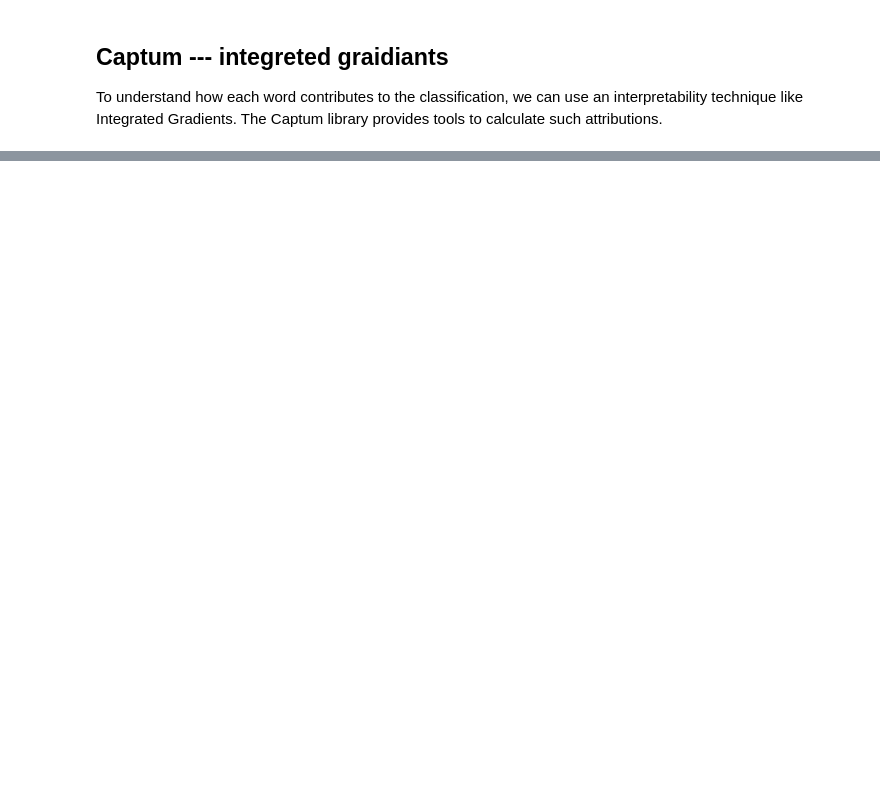
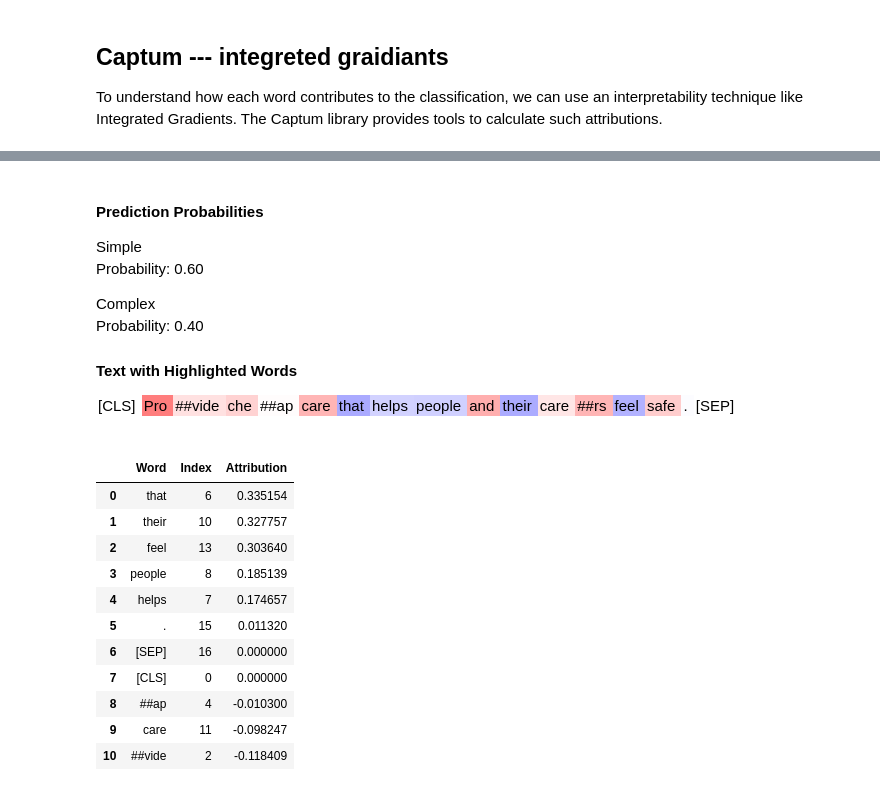
Before and after one commit to Nouran-Khallaf/why-tough, a Jupyter notebook: Classification_interpertability.ipynb, the cells around one changed output, grey strips where cells are left out. Cells and saved outputs as stored; diff of their text form; code cells hidden in the pictures; blank space fills up the shorter version.

```diff
--- a/Classification_interpertability.ipynb
+++ b/Classification_interpertability.ipynb
@@ -37,9 +61,8 @@ from IPython.display import display, HTML
 # %%
 # Initialize the tokenizer and model
-from transformers import BertTokenizer, BertForSequenceClassification
 device = torch.device('cuda' if torch.cuda.is_available() else 'cpu')
 tokenizer = BertTokenizer.from_pretrained('bert-base-multilingual-cased')
-#model = BertForSequenceClassification.from_pretrained('bert-base-multilingual-cased', num_labels=2)
-model.load_state_dict(torch.load('Basic_original_SpaCy_model_bert.pth', map_location=device))
+model = BertForSequenceClassification.from_pretrained('bert-base-multilingual-cased', num_labels=2)
+#model.load_state_dict(torch.load('Basic_original_SpaCy_model_bert.pth', map_location=device))
 model.to(device)
 # %% [output]
@@ -154,23 +87,0 @@ class XAI:
-# %%
-sentences = ["Provide financially sustainable care, giving security and stability to people and their carers.",
-             "Provide cheap care that helps people and their carers feel safe."]
-
-
-# Display each sentence with attribution analysis
-for sentence in sentences:
-    xai_instance = XAI(
-        text_=sentence,
-        label_=1,  # Example label
-        tokenizer_=tokenizer,
-        model_=model,
-        device_=device
-    )
-    # Compute attributions and tokens
-    attributions, tokens = xai_instance.compute_attributions()
-
-    probabilities = xai_instance.predict_probabilities()
-    html_content = xai_instance.generate_html(attributions, tokens, probabilities)
-    display(HTML(html_content))
-    # Get top 5 attributed tokens
-    top_tokens_df = xai_instance.get_topk_attributed_tokens(attributions, k=((len(sentence.split()))))
-    display(top_tokens_df)
@@ -217,0 +332,24 @@ Text with Highlighted Words
+# %%
+sentence = "Provide cheap care that helps people and their carers feel safe."
+# Perform analysis for  sentence
+analyze_and_display(sentence, label=1, tokenizer=tokenizer, model=model, device=device)
+# %% [output]
+Prediction Probabilities
+Simple
+Probability: 0.60
+Complex
+Probability: 0.40
+Text with Highlighted Words
+[CLS] Pro ##vide che ##ap care that helps people and their care ##rs feel safe . [SEP]
+|  | Word | Index | Attribution |
+| 0 | that | 6 | 0.335154 |
+| 1 | their | 10 | 0.327757 |
+| 2 | feel | 13 | 0.303640 |
+| 3 | people | 8 | 0.185139 |
+| 4 | helps | 7 | 0.174657 |
+| 5 | . | 15 | 0.011320 |
+| 6 | [SEP] | 16 | 0.000000 |
+| 7 | [CLS] | 0 | 0.000000 |
+| 8 | ##ap | 4 | -0.010300 |
+| 9 | care | 11 | -0.098247 |
+| 10 | ##vide | 2 | -0.118409 |
```
Also changed, not shown: parts of 12 cells of this notebook.
